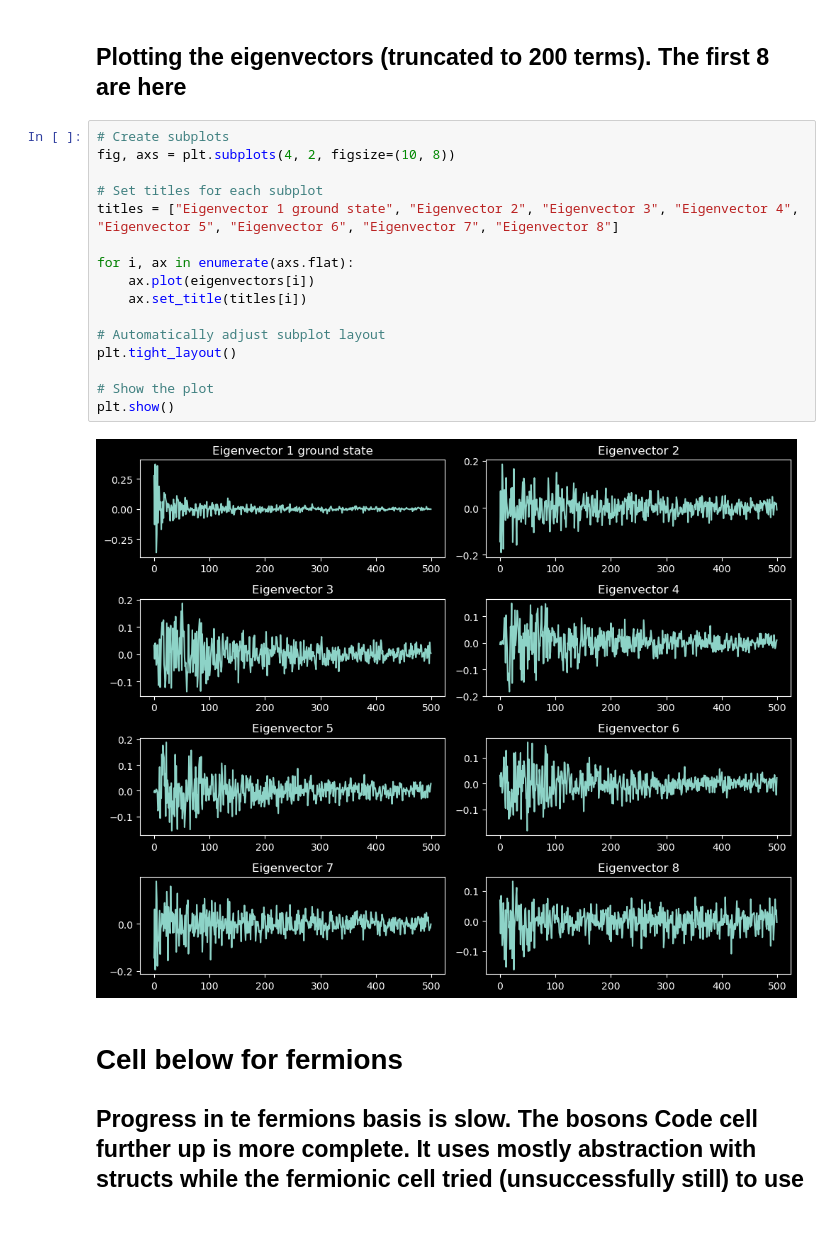
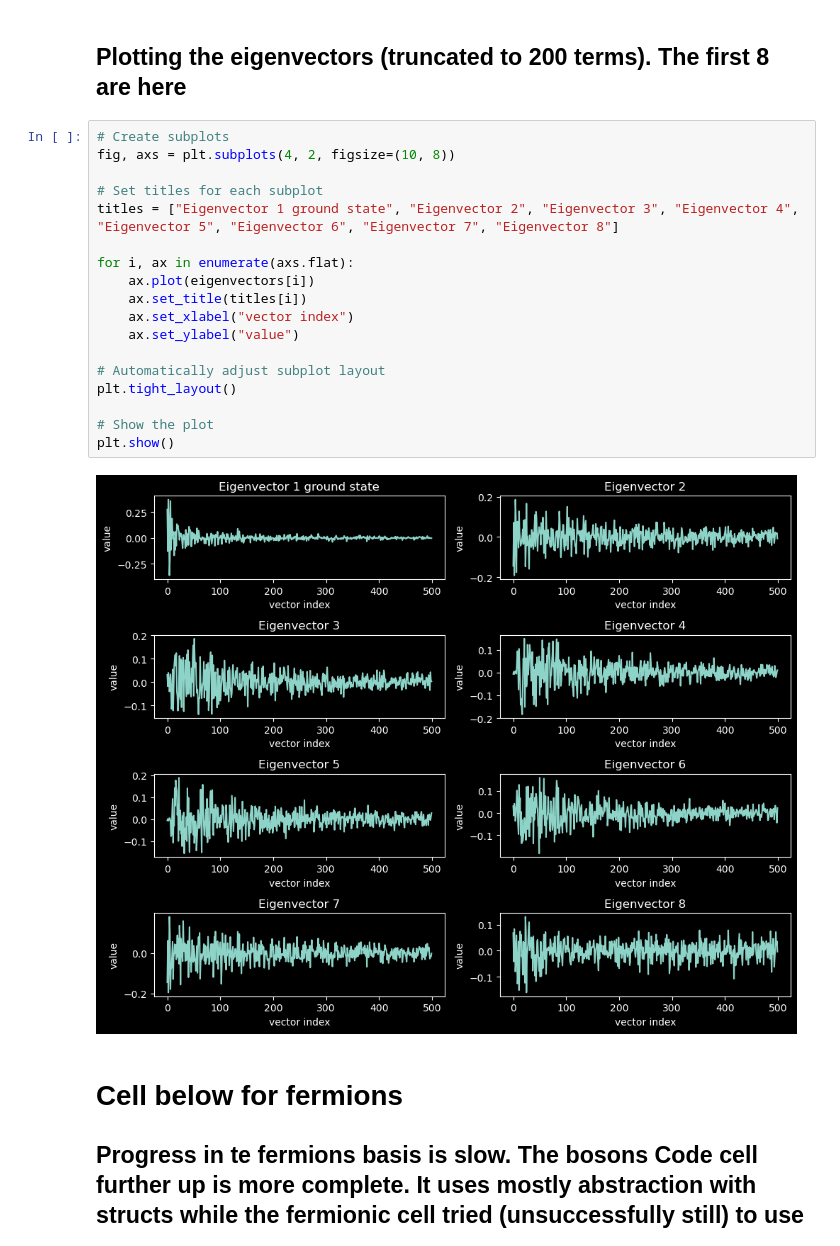
Before and after one commit to dcthecook/Many_Body_Theory, a Jupyter notebook: 2quantization.ipynb, the cells around one changed output. Cells and saved outputs as stored; diff of their text form.

```diff
--- a/2quantization.ipynb
+++ b/2quantization.ipynb
@@ -375,21 +375,23 @@ plt.show()
 # %%
 # Create subplots
 fig, axs = plt.subplots(4, 2, figsize=(10, 8))
 
 # Set titles for each subplot
 titles = ["Eigenvector 1 ground state", "Eigenvector 2", "Eigenvector 3", "Eigenvector 4", "Eigenvector 5", "Eigenvector 6", "Eigenvector 7", "Eigenvector 8"]
 
 for i, ax in enumerate(axs.flat):
     ax.plot(eigenvectors[i])
     ax.set_title(titles[i])
+    ax.set_xlabel("vector index")
+    ax.set_ylabel("value")
 
 # Automatically adjust subplot layout
 plt.tight_layout()
 
 # Show the plot
 plt.show()
 # %% [output]
-[figure, old version]
+[figure, new version]
 # %% [markdown]
 # Cell below for fermions
 ## Progress in te fermions basis is slow. The bosons Code cell further up is more complete. It uses mostly abstraction with structs while the fermionic cell tried (unsuccessfully still) to use the more explicit vector representations. Problems still lie in the coding aspect and at the moment there is no plan to continue this version of the representation further as it is deemed too memory inefficient
```
Also changed, not shown: parts of 1 cell of this notebook.
